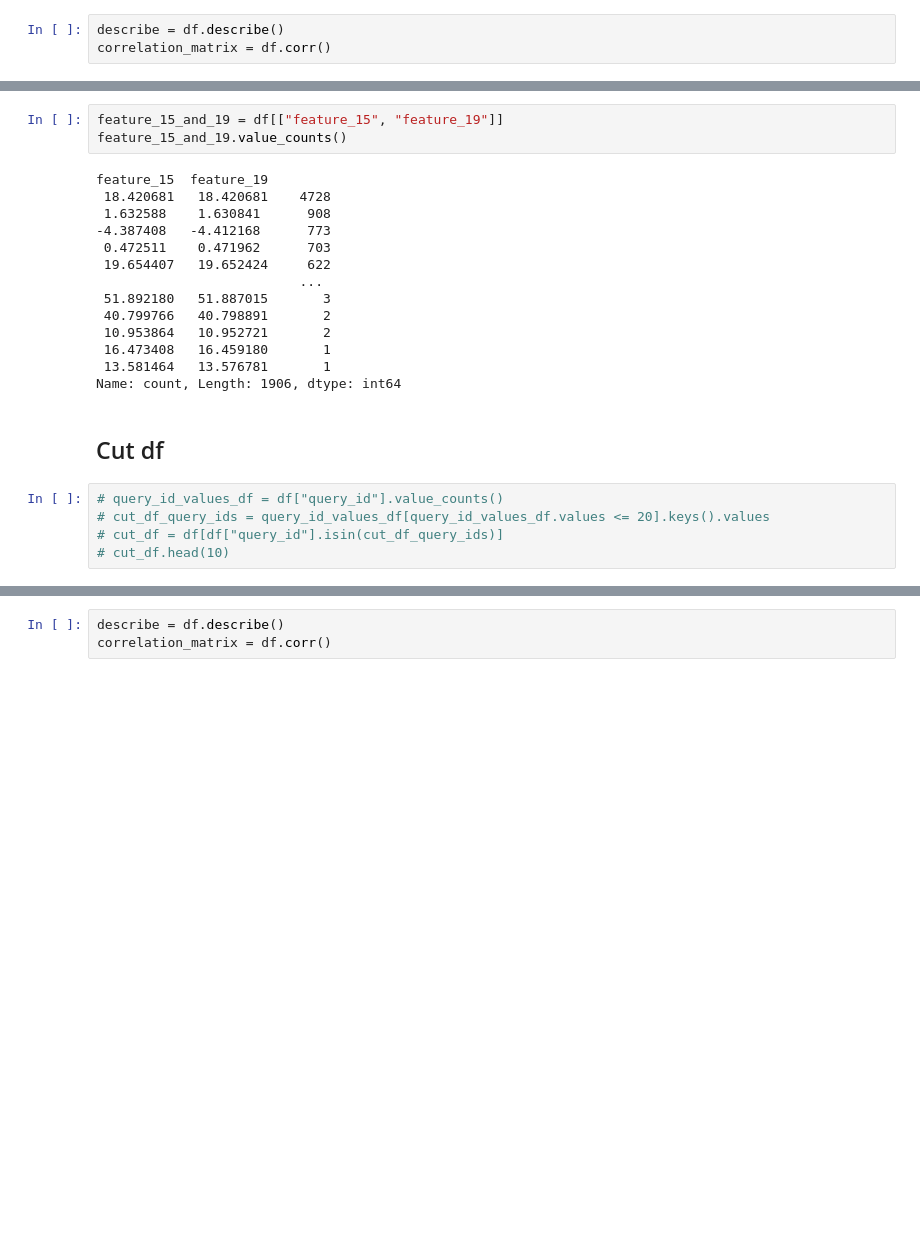
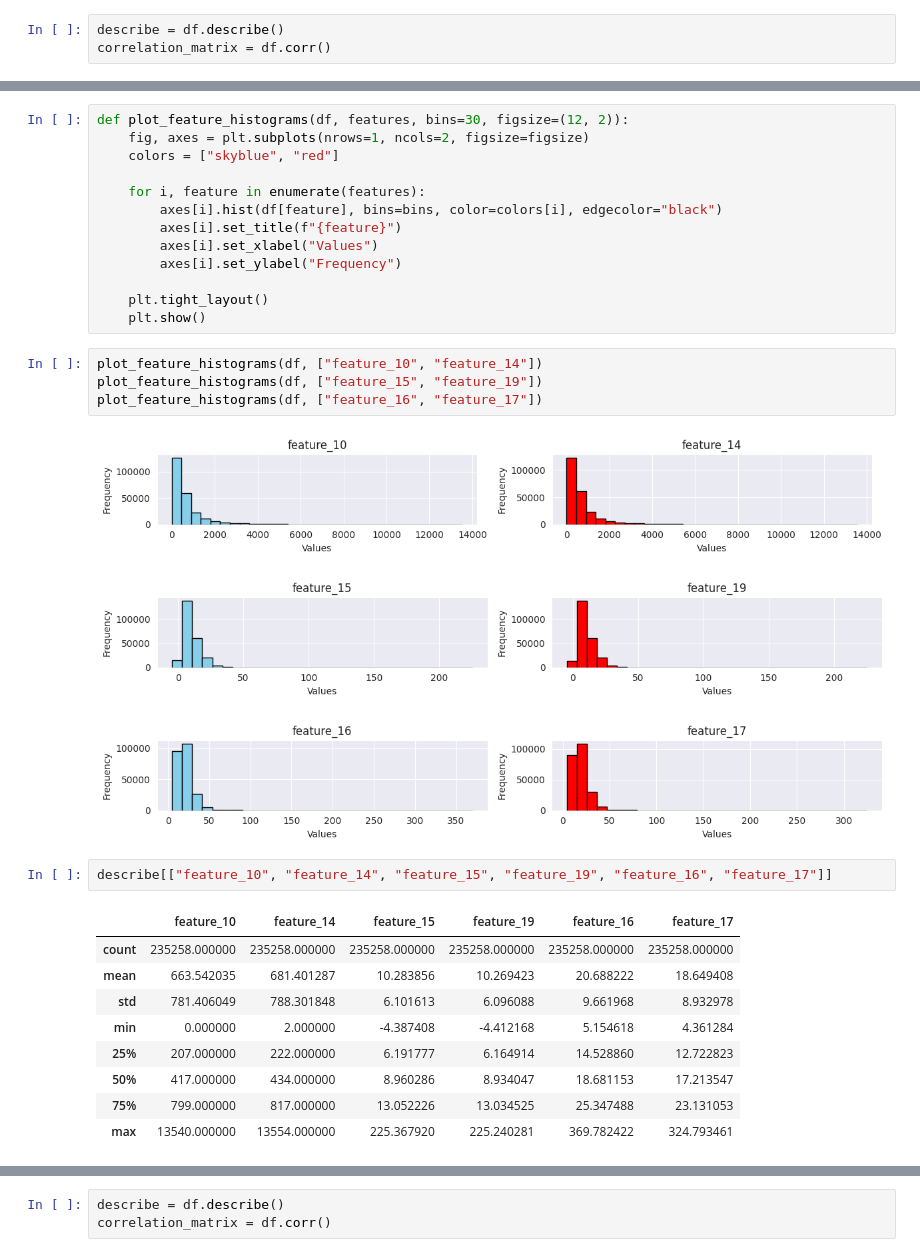
Before and after one commit to Tikhon-Radkevich/VK-Techno-Test, a Jupyter notebook: playground.ipynb, the cells around one changed output, grey strips where cells are left out. Saved outputs shown, nothing was run; the diff lists cells and outputs as text; blank space fills up the shorter version.

```diff
--- a/playground.ipynb
+++ b/playground.ipynb
@@ -184,26 +200,35 @@ high_corr_pairs
 | 19067 | feature_142 | feature_24 | 0.999007 |
 | 19220 | feature_143 | feature_39 | 0.996818 |
+# %%
+def plot_feature_histograms(df, features, bins=30, figsize=(12, 2)):
+    fig, axes = plt.subplots(nrows=1, ncols=2, figsize=figsize)
+    colors = ["skyblue", "red"]
+
+    for i, feature in enumerate(features):
+        axes[i].hist(df[feature], bins=bins, color=colors[i], edgecolor="black")
+        axes[i].set_title(f"{feature}")
+        axes[i].set_xlabel("Values")
+        axes[i].set_ylabel("Frequency")
+
+    plt.tight_layout()
+    plt.show()
+# %%
+plot_feature_histograms(df, ["feature_10", "feature_14"])
+plot_feature_histograms(df, ["feature_15", "feature_19"])
+plot_feature_histograms(df, ["feature_16", "feature_17"])
+# %% [output]
+[figure, added]
+[figure, added]
+[figure, added]
 # %%
-feature_15_and_19 = df[["feature_15", "feature_19"]]
-feature_15_and_19.value_counts()
+describe[["feature_10", "feature_14", "feature_15", "feature_19", "feature_16", "feature_17"]]
 # %% [output]
-feature_15  feature_19
- 18.420681   18.420681    4728
- 1.632588    1.630841      908
--4.387408   -4.412168      773
- 0.472511    0.471962      703
- 19.654407   19.652424     622
-                          ...
- 51.892180   51.887015       3
- 40.799766   40.798891       2
- 10.953864   10.952721       2
- 16.473408   16.459180       1
- 13.581464   13.576781       1
-Name: count, Length: 1906, dtype: int64
+|  | feature_10 | feature_14 | feature_15 | feature_19 | feature_16 | feature_17 |
+| count | 235258.000000 | 235258.000000 | 235258.000000 | 235258.000000 | 235258.000000 | 235258.000000 |
+| mean | 663.542035 | 681.401287 | 10.283856 | 10.269423 | 20.688222 | 18.649408 |
+| std | 781.406049 | 788.301848 | 6.101613 | 6.096088 | 9.661968 | 8.932978 |
+| min | 0.000000 | 2.000000 | -4.387408 | -4.412168 | 5.154618 | 4.361284 |
+| 25% | 207.000000 | 222.000000 | 6.191777 | 6.164914 | 14.528860 | 12.722823 |
+| 50% | 417.000000 | 434.000000 | 8.960286 | 8.934047 | 18.681153 | 17.213547 |
+| 75% | 799.000000 | 817.000000 | 13.052226 | 13.034525 | 25.347488 | 23.131053 |
+| max | 13540.000000 | 13554.000000 | 225.367920 | 225.240281 | 369.782422 | 324.793461 |
-# %% [markdown]
-## Cut df
-# %%
-# query_id_values_df = df["query_id"].value_counts()
-# cut_df_query_ids = query_id_values_df[query_id_values_df.values <= 20].keys().values
-# cut_df = df[df["query_id"].isin(cut_df_query_ids)]
-# cut_df.head(10)
```
Also changed, not shown: parts of 26 cells of this notebook.
